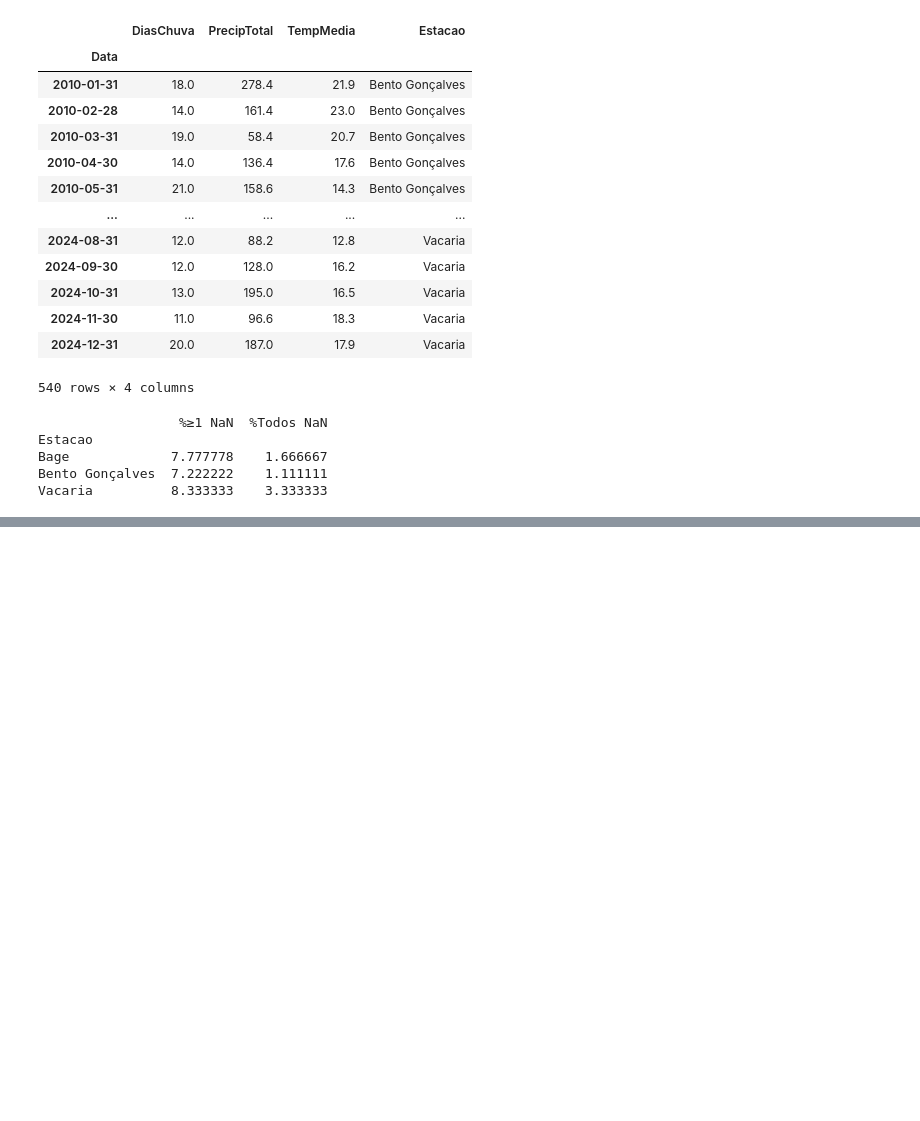
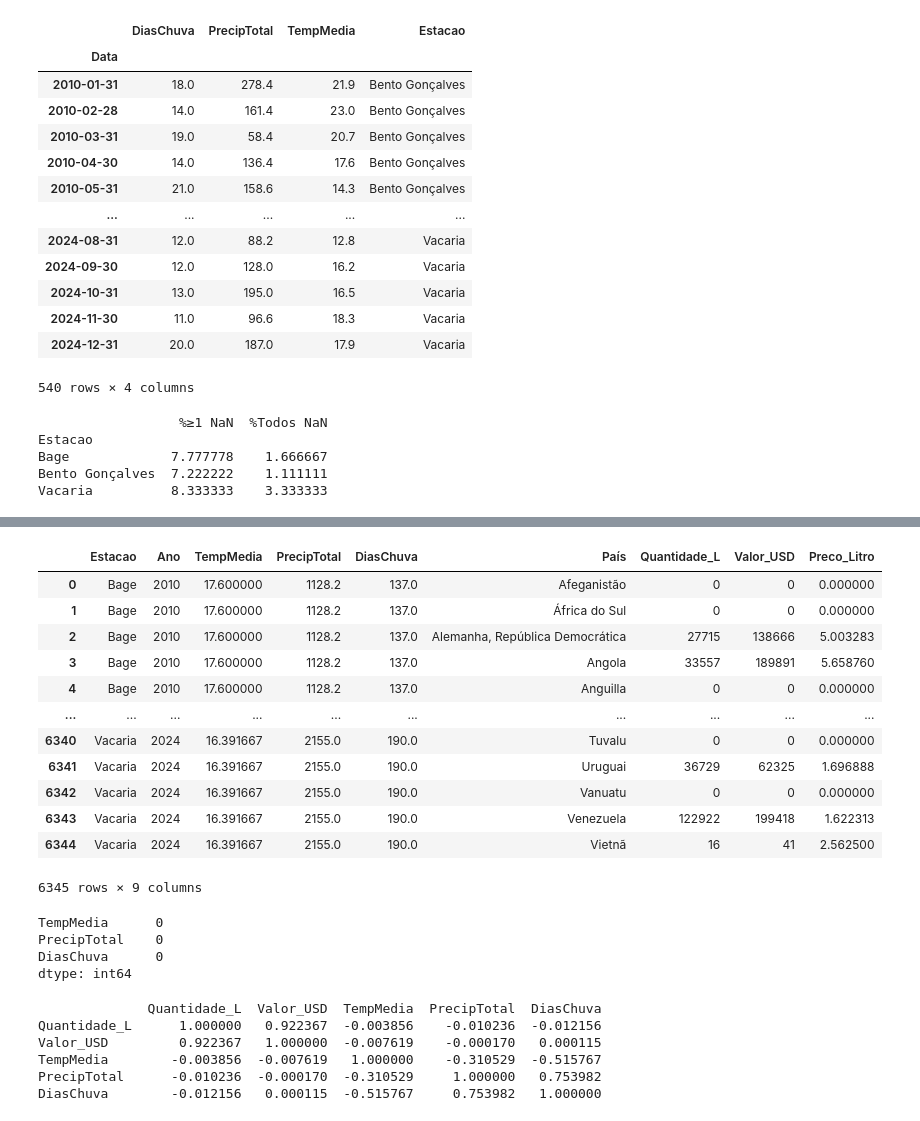
Before and after one commit to suprarn/tudofiap, a Jupyter notebook: Tech Challenge 1/Challenge.ipynb, the cells around one changed output, grey strips where cells are left out. Drawn from its saved outputs; the diff is of its cells as text; code cells hidden in the pictures; blank space fills up the shorter version.

```diff
--- a/Tech Challenge 1/Challenge.ipynb
+++ b/Tech Challenge 1/Challenge.ipynb
@@ -519,0 +592,56 @@ Vacaria          8.333333    3.333333
+# %%
+#tem 3 estacoes, entao os anos tem que repetir 3x pra poder ter um representante de cada estacao no df
+
+
+vinhos_rep  = vinhos.assign(key=1)
+estacoes    = clima_anualgeral[['Estacao']].drop_duplicates().assign(key=1)
+vinhos_long = pd.merge(vinhos_rep, estacoes, on='key').drop(columns='key')
+
+#juntar clima por Ano + Estacao
+vinhos_clima = pd.merge(
+        clima_anualgeral,          # (Ano, Estacao, TempMedia, PrecipTotal…)
+        vinhos_long,               # (Ano, Estacao, Quantidade_L, Valor_USD)
+        on=['Ano','Estacao']
+)
+
+
+
+vinhos_clima
+# %% [output]
+|  | Estacao | Ano | TempMedia | PrecipTotal | DiasChuva | País | Quantidade_L | Valor_USD | Preco_Litro |
+| 0 | Bage | 2010 | 17.600000 | 1128.2 | 137.0 | Afeganistão | 0 | 0 | 0.000000 |
+| 1 | Bage | 2010 | 17.600000 | 1128.2 | 137.0 | África do Sul | 0 | 0 | 0.000000 |
+| 2 | Bage | 2010 | 17.600000 | 1128.2 | 137.0 | Alemanha, República Democrática | 27715 | 138666 | 5.003283 |
+| 3 | Bage | 2010 | 17.600000 | 1128.2 | 137.0 | Angola | 33557 | 189891 | 5.658760 |
+| 4 | Bage | 2010 | 17.600000 | 1128.2 | 137.0 | Anguilla | 0 | 0 | 0.000000 |
+| ... | ... | ... | ... | ... | ... | ... | ... | ... | ... |
+| 6340 | Vacaria | 2024 | 16.391667 | 2155.0 | 190.0 | Tuvalu | 0 | 0 | 0.000000 |
+| 6341 | Vacaria | 2024 | 16.391667 | 2155.0 | 190.0 | Uruguai | 36729 | 62325 | 1.696888 |
+| 6342 | Vacaria | 2024 | 16.391667 | 2155.0 | 190.0 | Vanuatu | 0 | 0 | 0.000000 |
+| 6343 | Vacaria | 2024 | 16.391667 | 2155.0 | 190.0 | Venezuela | 122922 | 199418 | 1.622313 |
+| 6344 | Vacaria | 2024 | 16.391667 | 2155.0 | 190.0 | Vietnã | 16 | 41 | 2.562500 |
+6345 rows × 9 columns
+# %%
+print(vinhos_clima[clima_cols].isna().sum())
+#verificando se tem algum dado faltante no geral
+# %% [output]
+TempMedia      0
+PrecipTotal    0
+DiasChuva      0
+dtype: int64
+# %%
+#gerando correlações simples
+
+corr = vinhos_clima[['Quantidade_L','Valor_USD','TempMedia','PrecipTotal','DiasChuva']].corr()
+print(corr)
+
+
+#não acho que vai ser tão simples assim pra obter algum resultado relevante.
+#de fato, as correlações são inexistentes. Preciso trabalhar mais em cima dos dados pra conseguir extrair algo relevante
+# %% [output]
+              Quantidade_L  Valor_USD  TempMedia  PrecipTotal  DiasChuva
+Quantidade_L      1.000000   0.922367  -0.003856    -0.010236  -0.012156
+Valor_USD         0.922367   1.000000  -0.007619    -0.000170   0.000115
+TempMedia        -0.003856  -0.007619   1.000000    -0.310529  -0.515767
+PrecipTotal      -0.010236  -0.000170  -0.310529     1.000000   0.753982
+DiasChuva        -0.012156   0.000115  -0.515767     0.753982   1.000000
```
Also changed, not shown: parts of 9 cells of this notebook.
